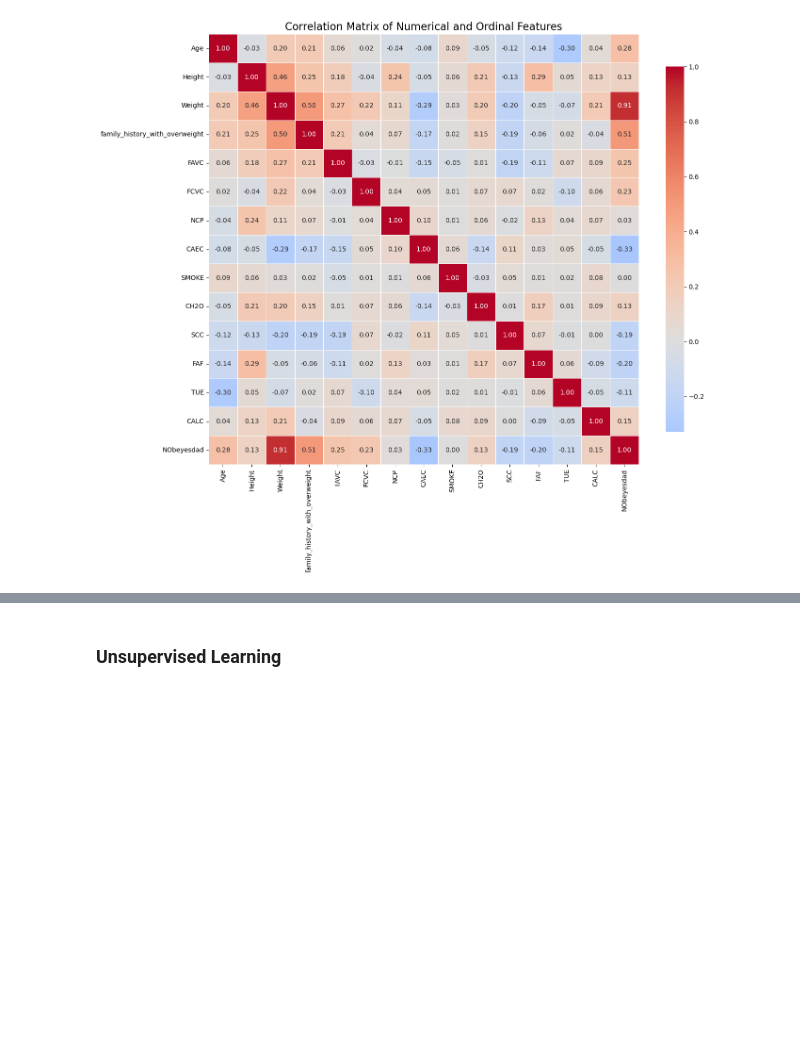
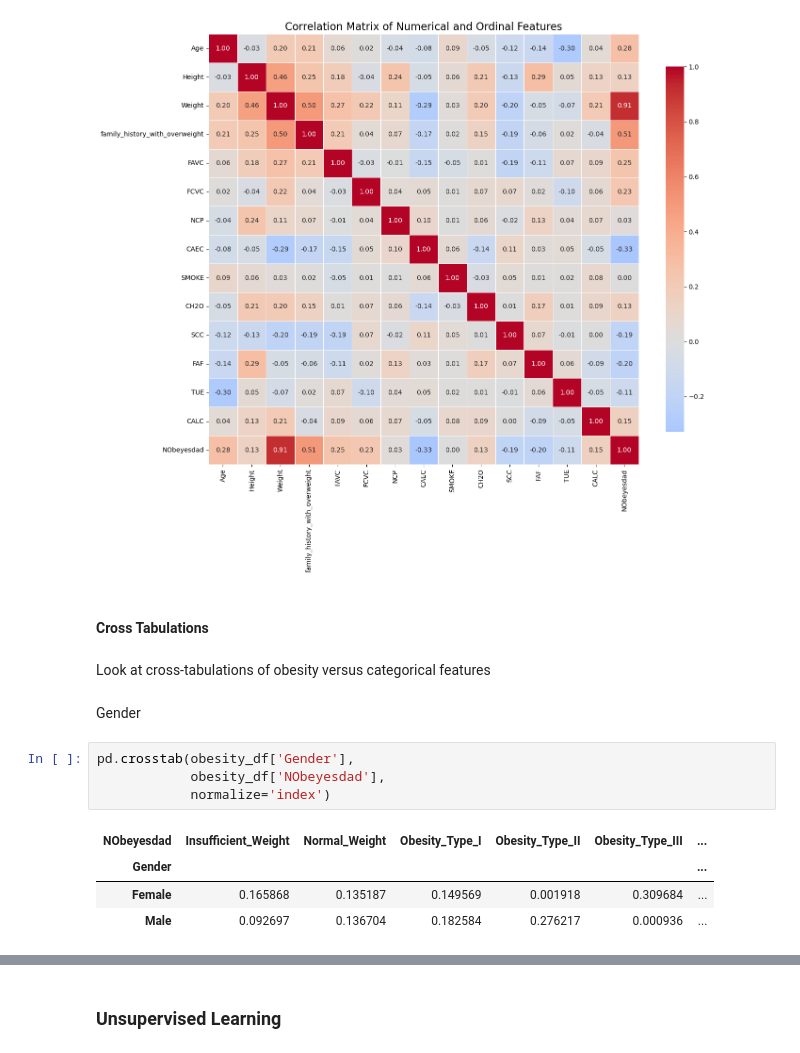
Before and after one commit to r-leeper/scu_obesity_assignment, a Jupyter notebook: cs818_assignment.ipynb, the cells around one changed output, grey strips where cells are left out. Cells and saved outputs as stored; diff of their text form; blank space fills up the shorter version.

Commit message:
Cross tabs all complete for categorical variables

```diff
--- a/cs818_assignment.ipynb
+++ b/cs818_assignment.ipynb
@@ -383,3 +383,18 @@ plt.tight_layout()
 plt.show()
 # %% [output]
 [figure]
+# %% [markdown]
+#### Cross Tabulations
+# %% [markdown]
+Look at cross-tabulations of obesity versus categorical features
+# %% [markdown]
+Gender
+# %%
+pd.crosstab(obesity_df['Gender'],
+            obesity_df['NObeyesdad'],
+            normalize='index')
+# %% [output]
+| NObeyesdad | Insufficient_Weight | Normal_Weight | Obesity_Type_I | Obesity_Type_II | Obesity_Type_III | ... |
+| Gender |  |  |  |  |  | ... |
+| Female | 0.165868 | 0.135187 | 0.149569 | 0.001918 | 0.309684 | ... |
+| Male | 0.092697 | 0.136704 | 0.182584 | 0.276217 | 0.000936 | ... |
```
Also changed, not shown: parts of 14 cells of this notebook.
